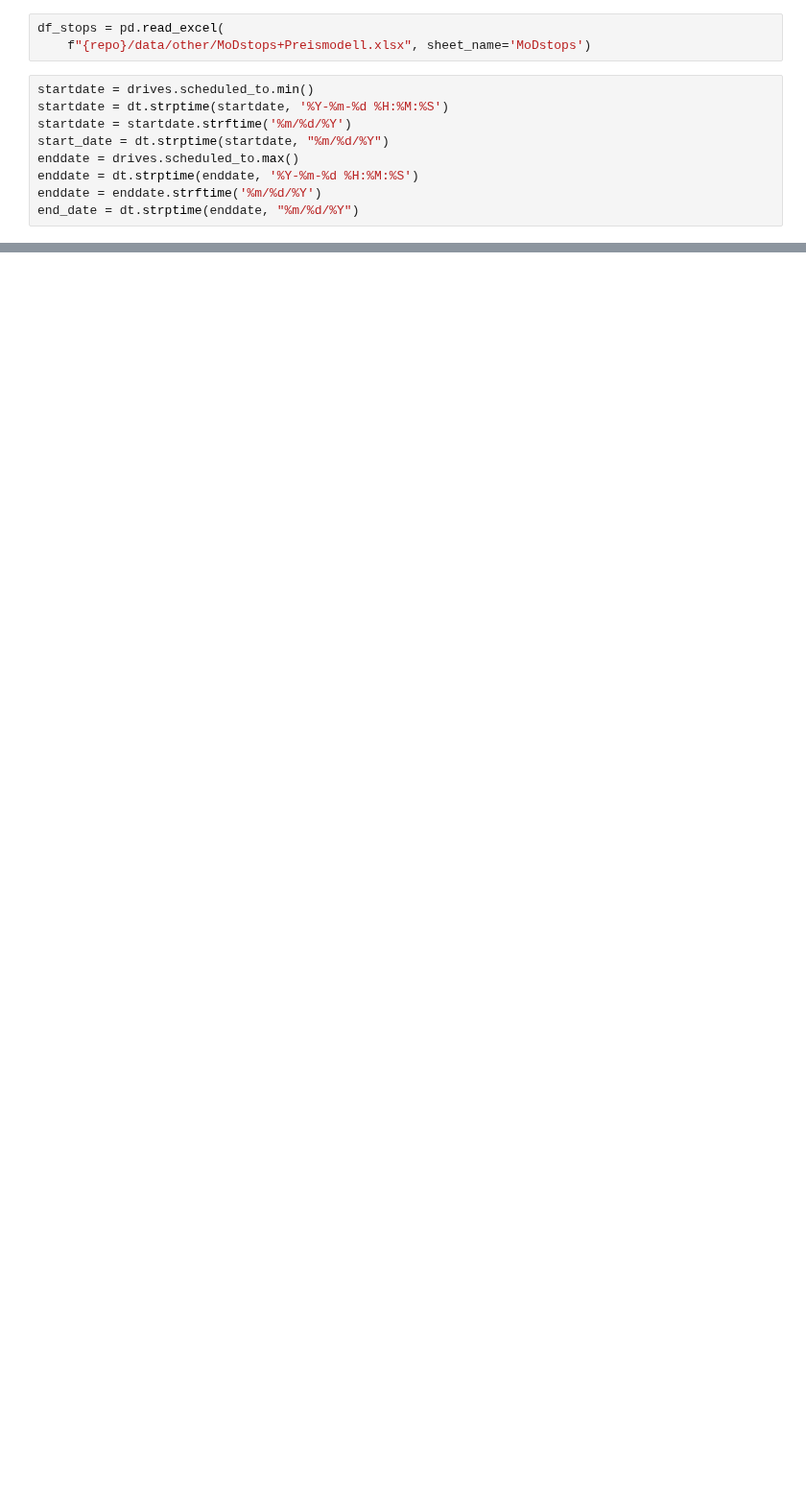
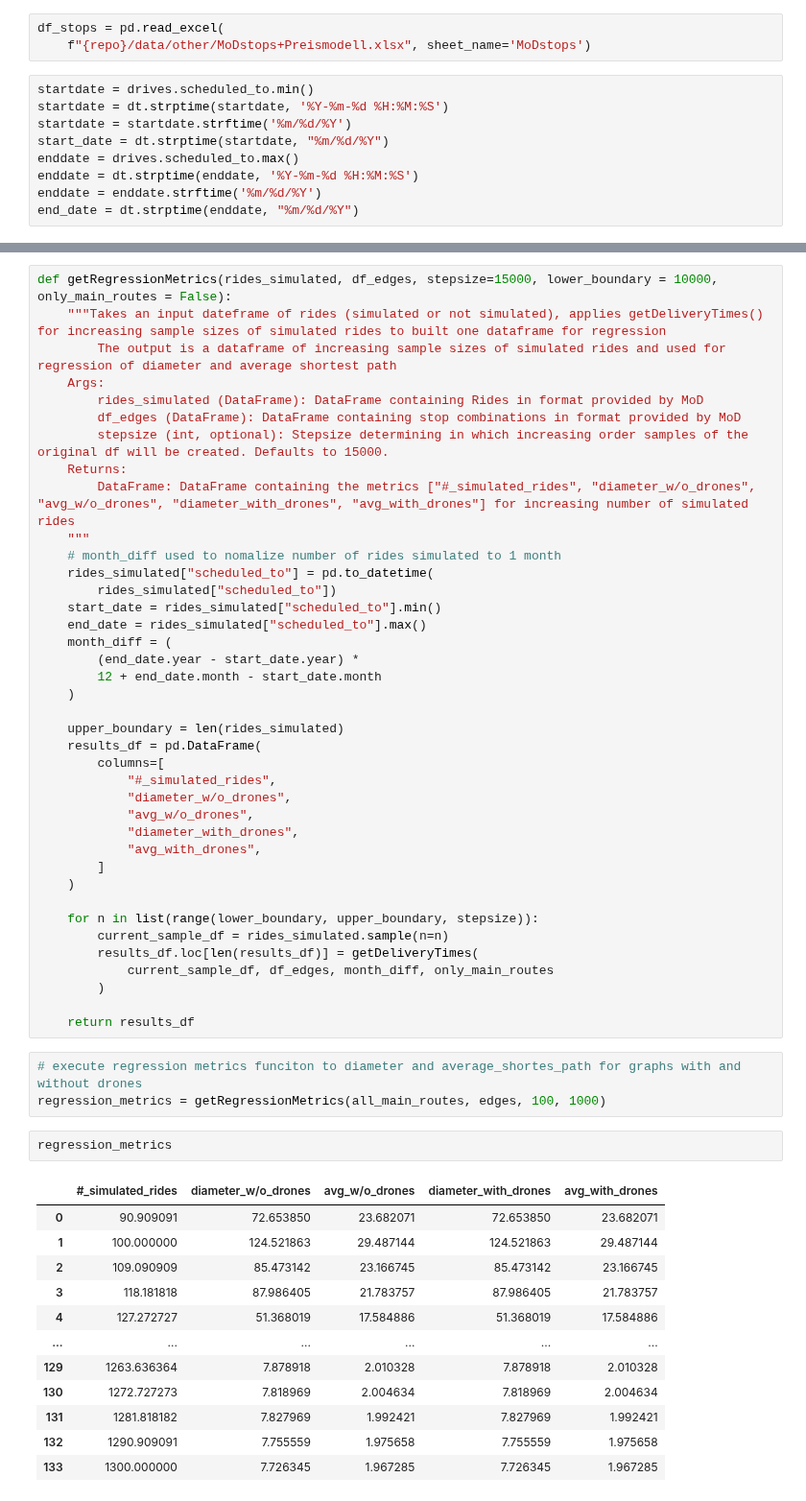
Before and after one commit to Lukas-Dierkes/vehicle-stream-team-project, a Jupyter notebook: vehicle_stream_pipeline/playground.ipynb, the cells around one changed output, grey strips where cells are left out. Shown at 96% size. Cells and saved outputs as stored; diff of their text form; blank space fills up the shorter version.

```diff
--- a/vehicle_stream_pipeline/playground.ipynb
+++ b/vehicle_stream_pipeline/playground.ipynb
@@ -250,0 +152,57 @@ b
+# %%
+def getRegressionMetrics(rides_simulated, df_edges, stepsize=15000, lower_boundary = 10000, only_main_routes = False):
+    """Takes an input dateframe of rides (simulated or not simulated), applies getDeliveryTimes() for increasing sample sizes of simulated rides to built one dataframe for regression
+        The output is a dataframe of increasing sample sizes of simulated rides and used for regression of diameter and average shortest path
+    Args:
+        rides_simulated (DataFrame): DataFrame containing Rides in format provided by MoD
+        df_edges (DataFrame): DataFrame containing stop combinations in format provided by MoD
+        stepsize (int, optional): Stepsize determining in which increasing order samples of the original df will be created. Defaults to 15000.
+    Returns:
+        DataFrame: DataFrame containing the metrics ["#_simulated_rides", "diameter_w/o_drones", "avg_w/o_drones", "diameter_with_drones", "avg_with_drones"] for increasing number of simulated rides
+    """
+    # month_diff used to nomalize number of rides simulated to 1 month
+    rides_simulated["scheduled_to"] = pd.to_datetime(
+        rides_simulated["scheduled_to"])
+    start_date = rides_simulated["scheduled_to"].min()
+    end_date = rides_simulated["scheduled_to"].max()
+    month_diff = (
+        (end_date.year - start_date.year) *
+        12 + end_date.month - start_date.month
+    )
+
+    upper_boundary = len(rides_simulated)
+    results_df = pd.DataFrame(
+        columns=[
+            "#_simulated_rides",
+            "diameter_w/o_drones",
+            "avg_w/o_drones",
+            "diameter_with_drones",
+            "avg_with_drones",
+        ]
+    )
+
+    for n in list(range(lower_boundary, upper_boundary, stepsize)):
+        current_sample_df = rides_simulated.sample(n=n)
+        results_df.loc[len(results_df)] = getDeliveryTimes(
+            current_sample_df, df_edges, month_diff, only_main_routes
+        )
+
+    return results_df
+# %%
+# execute regression metrics funciton to diameter and average_shortes_path for graphs with and without drones
+regression_metrics = getRegressionMetrics(all_main_routes, edges, 100, 1000)
+# %%
+regression_metrics
+# %% [output]
+|  | #_simulated_rides | diameter_w/o_drones | avg_w/o_drones | diameter_with_drones | avg_with_drones |
+| 0 | 90.909091 | 72.653850 | 23.682071 | 72.653850 | 23.682071 |
+| 1 | 100.000000 | 124.521863 | 29.487144 | 124.521863 | 29.487144 |
+| 2 | 109.090909 | 85.473142 | 23.166745 | 85.473142 | 23.166745 |
+| 3 | 118.181818 | 87.986405 | 21.783757 | 87.986405 | 21.783757 |
+| 4 | 127.272727 | 51.368019 | 17.584886 | 51.368019 | 17.584886 |
+| ... | ... | ... | ... | ... | ... |
+| 129 | 1263.636364 | 7.878918 | 2.010328 | 7.878918 | 2.010328 |
+| 130 | 1272.727273 | 7.818969 | 2.004634 | 7.818969 | 2.004634 |
+| 131 | 1281.818182 | 7.827969 | 1.992421 | 7.827969 | 1.992421 |
+| 132 | 1290.909091 | 7.755559 | 1.975658 | 7.755559 | 1.975658 |
+| 133 | 1300.000000 | 7.726345 | 1.967285 | 7.726345 | 1.967285 |
```
Also changed, not shown: parts of 53 cells of this notebook, 2 other files.
